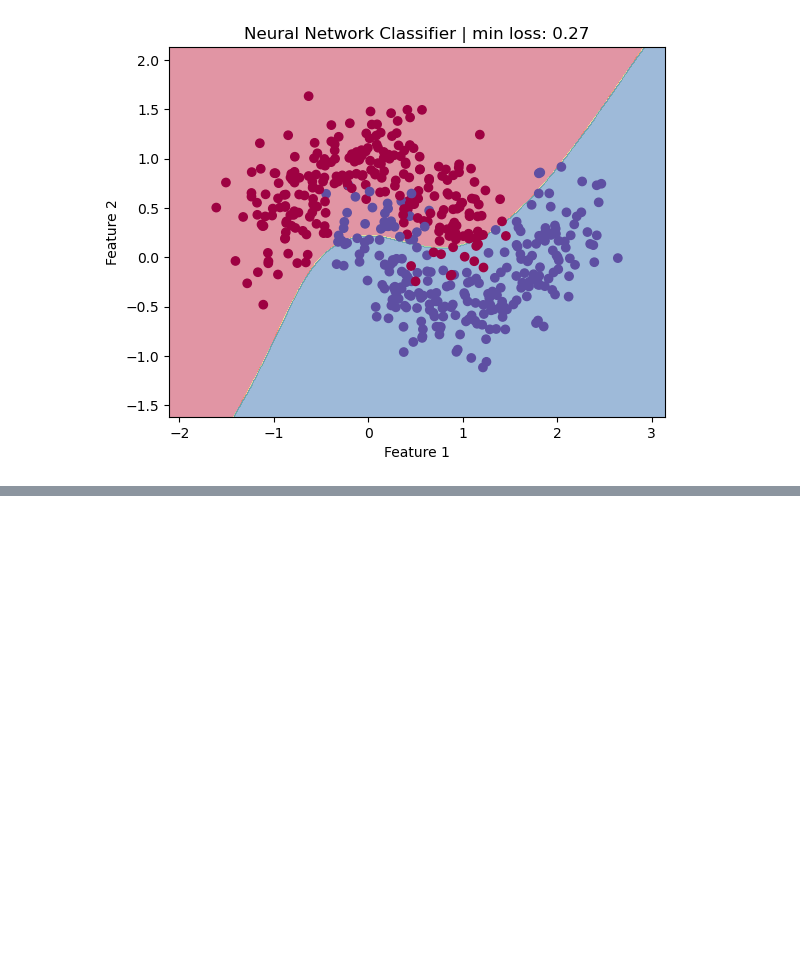
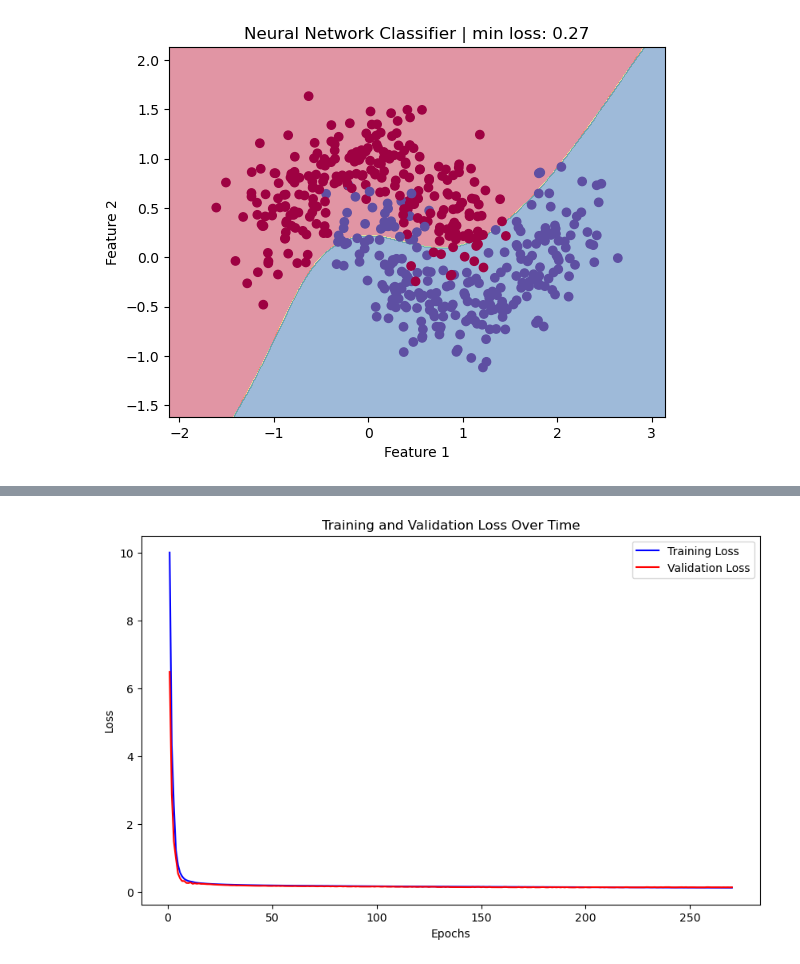
Before and after one commit to hkhattak09/NN_numpy, a Jupyter notebook: NN.ipynb, the cells around one changed output, grey strips where cells are left out. Saved outputs shown, nothing was run; the diff lists cells and outputs as text; code cells hidden in the pictures; blank space fills up the shorter version.

```diff
--- a/NN.ipynb
+++ b/NN.ipynb
@@ -483,0 +616,12 @@ plt.show()
+# %%
+nn = NeuralNetwork([2,20,20,10,2], mode='classification', activation='leaky_relu', optimizer = 'minibatch', batch_size=128)
+start = time.time()
+history, val_hist = nn.fit(X_train, Y_train, X_val, Y_val, epochs = 270, lr = 0.02)
+
+# end time
+end = time.time()
+print("Runtime of the algorithm is ",round((end - start),3)," seconds")
+
+# Plot both training and val loss history
+plot_losses(history, val_hist)
+# %% [output]
@@ -483,0 +641 @@ plt.show()
+[figure, added]
```
Also changed, not shown: parts of 12 cells of this notebook.
